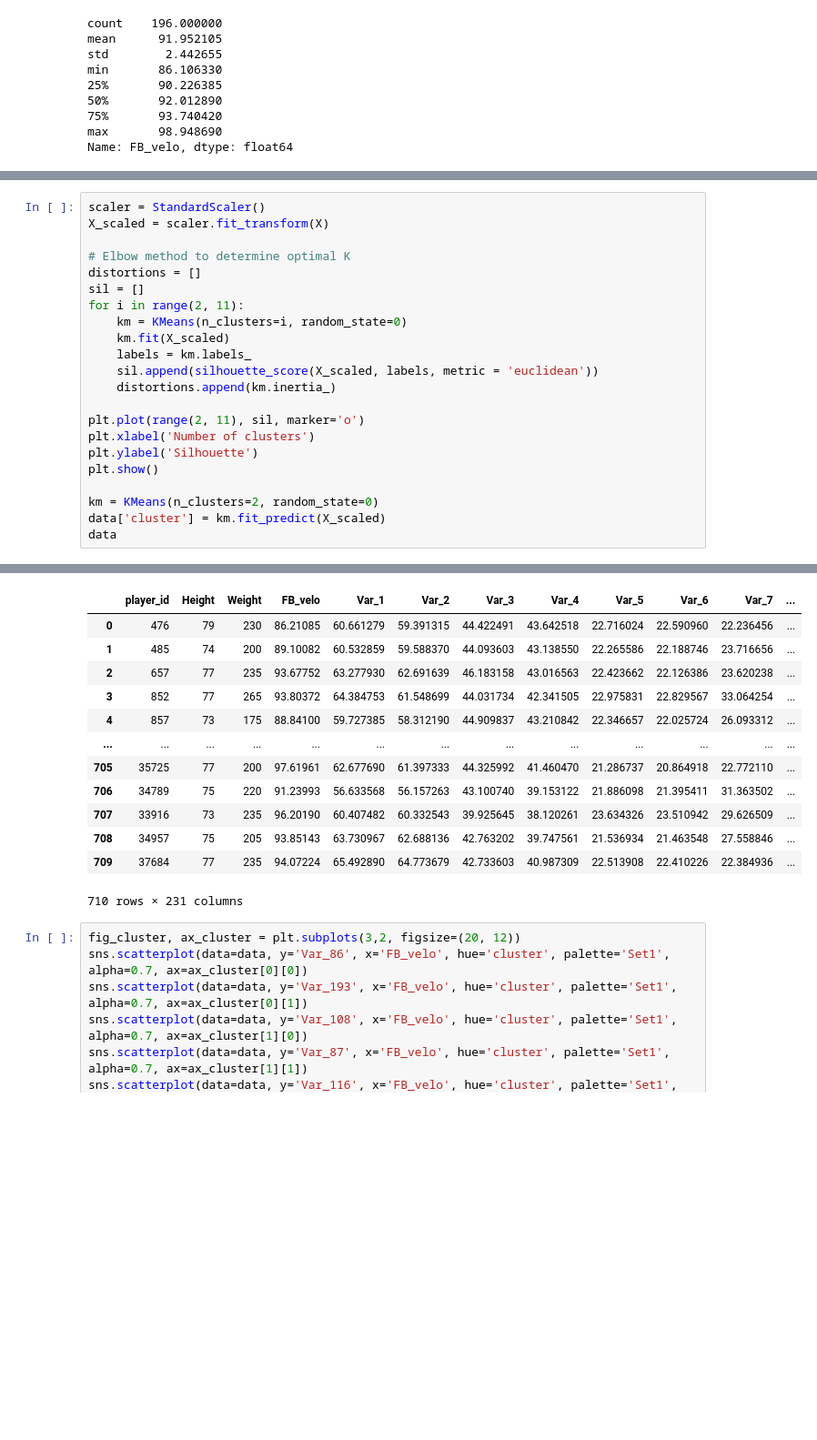
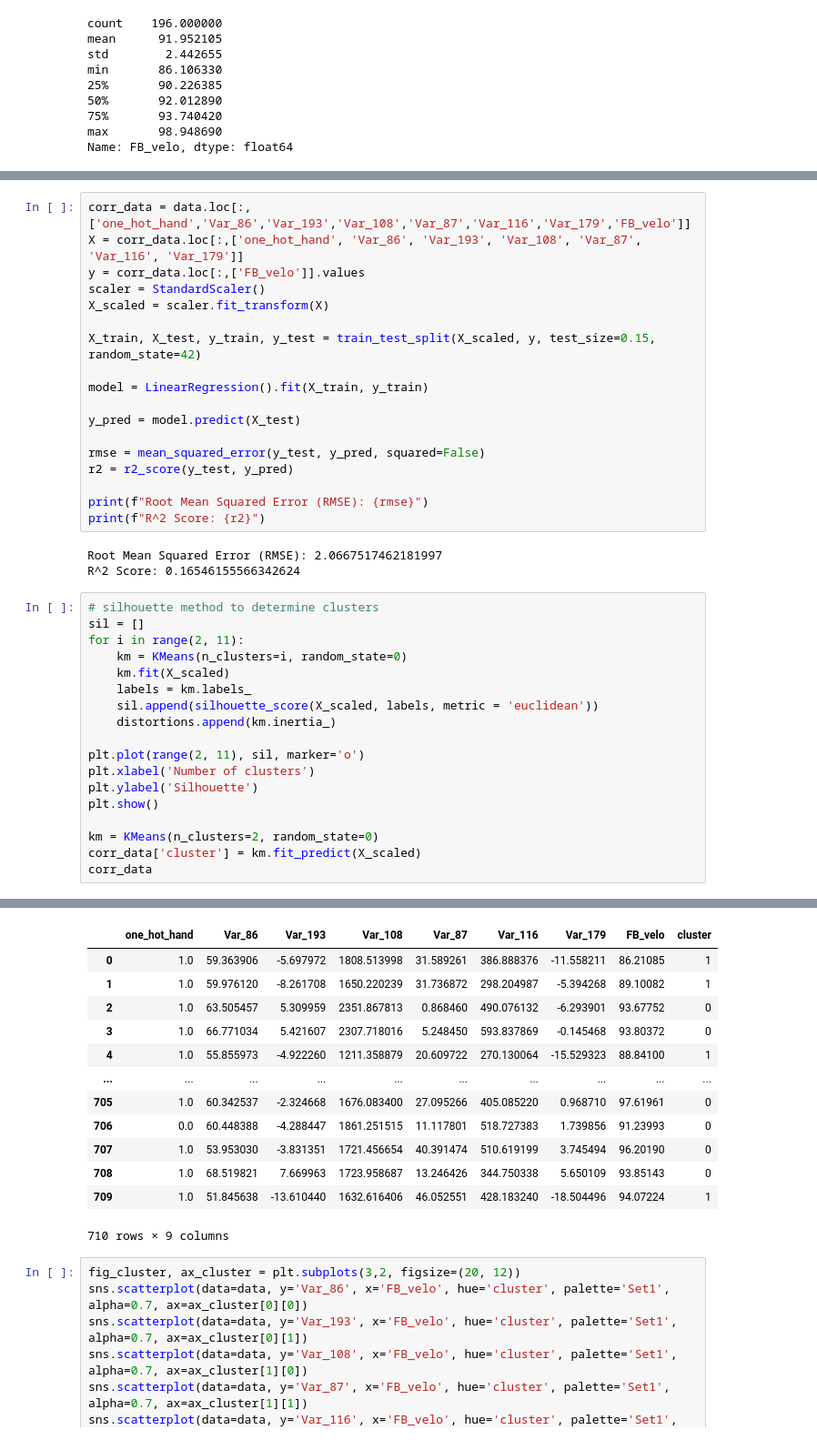
Before and after one commit to sidthakur08/biomech-velo, a Jupyter notebook: exploration.ipynb, the cells around one changed output, grey strips where cells are left out. Shown at 91% size. Saved outputs shown, nothing was run; the diff lists cells and outputs as text; blank space fills up the shorter version.

```diff
--- a/exploration.ipynb
+++ b/exploration.ipynb
@@ -257,48 +333,65 @@ X.describe()
+# %%
+corr_data = data.loc[:,['one_hot_hand','Var_86','Var_193','Var_108','Var_87','Var_116','Var_179','FB_velo']]
+X = corr_data.loc[:,['one_hot_hand', 'Var_86', 'Var_193', 'Var_108', 'Var_87', 'Var_116', 'Var_179']]
+y = corr_data.loc[:,['FB_velo']].values
+scaler = StandardScaler()
+X_scaled = scaler.fit_transform(X)
+
+X_train, X_test, y_train, y_test = train_test_split(X_scaled, y, test_size=0.15, random_state=42)
+
+model = LinearRegression().fit(X_train, y_train)
+
+y_pred = model.predict(X_test)
+
+rmse = mean_squared_error(y_test, y_pred, squared=False)
+r2 = r2_score(y_test, y_pred)
+
+print(f"Root Mean Squared Error (RMSE): {rmse}")
+print(f"R^2 Score: {r2}")
+# %% [output]
+Root Mean Squared Error (RMSE): 2.0667517462181997
+R^2 Score: 0.16546155566342624
 # %%
-scaler = StandardScaler()
-X_scaled = scaler.fit_transform(X)
-
-# Elbow method to determine optimal K
-distortions = []
+# silhouette method to determine clusters
 sil = []
 for i in range(2, 11):
     km = KMeans(n_clusters=i, random_state=0)
     km.fit(X_scaled)
     labels = km.labels_
     sil.append(silhouette_score(X_scaled, labels, metric = 'euclidean'))
     distortions.append(km.inertia_)
 
 plt.plot(range(2, 11), sil, marker='o')
 plt.xlabel('Number of clusters')
 plt.ylabel('Silhouette')
 plt.show()
 
 km = KMeans(n_clusters=2, random_state=0)
-data['cluster'] = km.fit_predict(X_scaled)
-data
+corr_data['cluster'] = km.fit_predict(X_scaled)
+corr_data
 # %% [output]
   File "c:\users\siddh\appdata\local\programs\python\python38\lib\site-packages\joblib\externals\loky\backend\context.py", line 251, in _count_physical_cores
     cpu_info = subprocess.run(
   File "c:\users\siddh\appdata\local\programs\python\python38\lib\subprocess.py", line 489, in run
     with Popen(*popenargs, **kwargs) as process:
   File "c:\users\siddh\appdata\local\programs\python\python38\lib\subprocess.py", line 854, in __init__
     self._execute_child(args, executable, preexec_fn, close_fds,
   File "c:\users\siddh\appdata\local\programs\python\python38\lib\subprocess.py", line 1307, in _execute_child
     hp, ht, pid, tid = _winapi.CreateProcess(executable, args,
 [figure]
-|  | player_id | Height | Weight | FB_velo | Var_1 | Var_2 | Var_3 | Var_4 | Var_5 | Var_6 | Var_7 | ... |
-| 0 | 476 | 79 | 230 | 86.21085 | 60.661279 | 59.391315 | 44.422491 | 43.642518 | 22.716024 | 22.590960 | 22.236456 | ... |
-| 1 | 485 | 74 | 200 | 89.10082 | 60.532859 | 59.588370 | 44.093603 | 43.138550 | 22.265586 | 22.188746 | 23.716656 | ... |
-| 2 | 657 | 77 | 235 | 93.67752 | 63.277930 | 62.691639 | 46.183158 | 43.016563 | 22.423662 | 22.126386 | 23.620238 | ... |
-| 3 | 852 | 77 | 265 | 93.80372 | 64.384753 | 61.548699 | 44.031734 | 42.341505 | 22.975831 | 22.829567 | 33.064254 | ... |
-| 4 | 857 | 73 | 175 | 88.84100 | 59.727385 | 58.312190 | 44.909837 | 43.210842 | 22.346657 | 22.025724 | 26.093312 | ... |
-| ... | ... | ... | ... | ... | ... | ... | ... | ... | ... | ... | ... | ... |
-| 705 | 35725 | 77 | 200 | 97.61961 | 62.677690 | 61.397333 | 44.325992 | 41.460470 | 21.286737 | 20.864918 | 22.772110 | ... |
-| 706 | 34789 | 75 | 220 | 91.23993 | 56.633568 | 56.157263 | 43.100740 | 39.153122 | 21.886098 | 21.395411 | 31.363502 | ... |
-| 707 | 33916 | 73 | 235 | 96.20190 | 60.407482 | 60.332543 | 39.925645 | 38.120261 | 23.634326 | 23.510942 | 29.626509 | ... |
-| 708 | 34957 | 75 | 205 | 93.85143 | 63.730967 | 62.688136 | 42.763202 | 39.747561 | 21.536934 | 21.463548 | 27.558846 | ... |
-| 709 | 37684 | 77 | 235 | 94.07224 | 65.492890 | 64.773679 | 42.733603 | 40.987309 | 22.513908 | 22.410226 | 22.384936 | ... |
+|  | one_hot_hand | Var_86 | Var_193 | Var_108 | Var_87 | Var_116 | Var_179 | FB_velo | cluster |
+| 0 | 1.0 | 59.363906 | -5.697972 | 1808.513998 | 31.589261 | 386.888376 | -11.558211 | 86.21085 | 1 |
+| 1 | 1.0 | 59.976120 | -8.261708 | 1650.220239 | 31.736872 | 298.204987 | -5.394268 | 89.10082 | 1 |
+| 2 | 1.0 | 63.505457 | 5.309959 | 2351.867813 | 0.868460 | 490.076132 | -6.293901 | 93.67752 | 0 |
+| 3 | 1.0 | 66.771034 | 5.421607 | 2307.718016 | 5.248450 | 593.837869 | -0.145468 | 93.80372 | 0 |
+| 4 | 1.0 | 55.855973 | -4.922260 | 1211.358879 | 20.609722 | 270.130064 | -15.529323 | 88.84100 | 1 |
+| ... | ... | ... | ... | ... | ... | ... | ... | ... | ... |
+| 705 | 1.0 | 60.342537 | -2.324668 | 1676.083400 | 27.095266 | 405.085220 | 0.968710 | 97.61961 | 0 |
+| 706 | 0.0 | 60.448388 | -4.288447 | 1861.251515 | 11.117801 | 518.727383 | 1.739856 | 91.23993 | 0 |
+| 707 | 1.0 | 53.953030 | -3.831351 | 1721.456654 | 40.391474 | 510.619199 | 3.745494 | 96.20190 | 0 |
+| 708 | 1.0 | 68.519821 | 7.669963 | 1723.958687 | 13.246426 | 344.750338 | 5.650109 | 93.85143 | 0 |
+| 709 | 1.0 | 51.845638 | -13.610440 | 1632.616406 | 46.052551 | 428.183240 | -18.504496 | 94.07224 | 1 |
-710 rows × 231 columns
+710 rows × 9 columns
 # %%
 fig_cluster, ax_cluster = plt.subplots(3,2, figsize=(20, 12))
 sns.scatterplot(data=data, y='Var_86', x='FB_velo', hue='cluster', palette='Set1', alpha=0.7, ax=ax_cluster[0][0])
```
Also changed, not shown: parts of 42 cells of this notebook.
